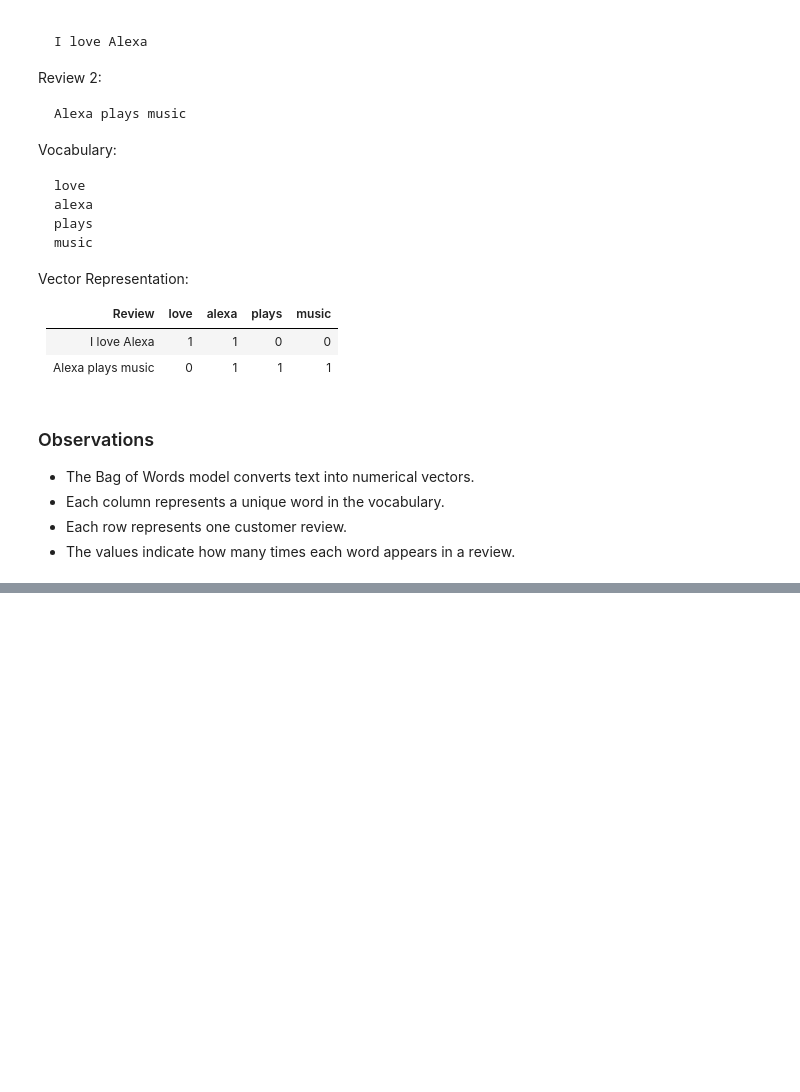
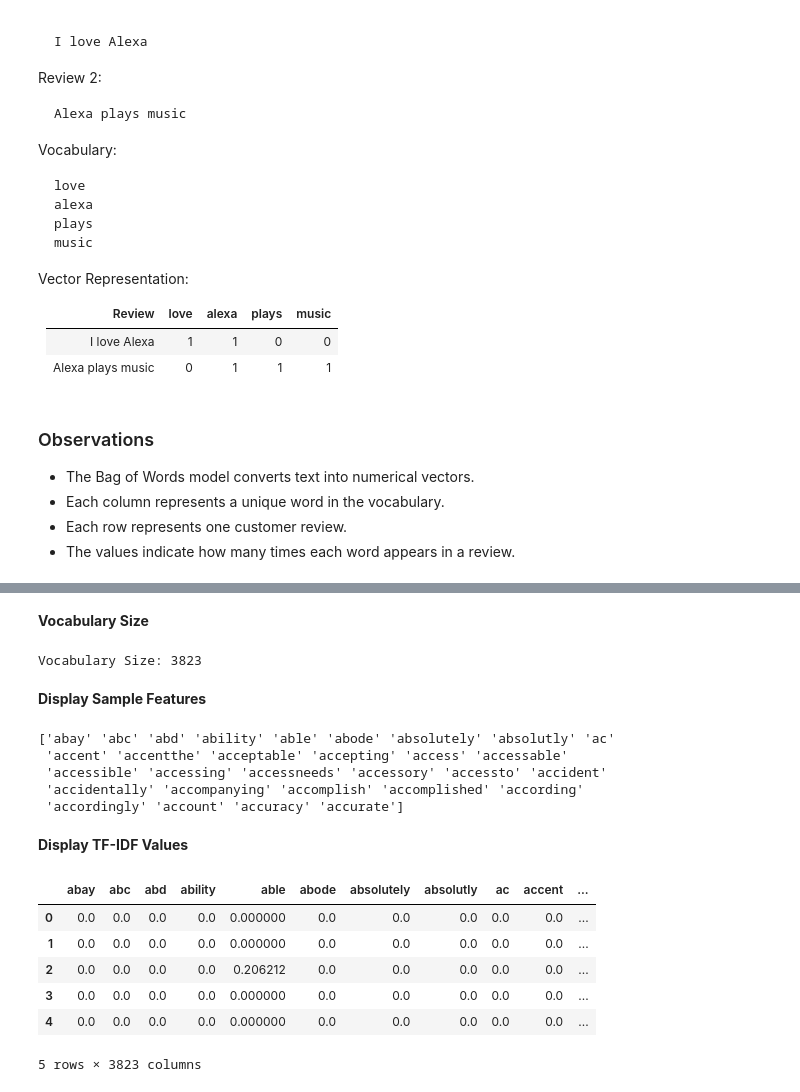
Before and after one commit to TahaBhatti786/Sentiment-Analysis-of-Product-Reviews, a Jupyter notebook: notebooks/sentiment_analysis.ipynb, the cells around one changed output, grey strips where cells are left out. Drawn from its saved outputs; the diff is of its cells as text; code cells hidden in the pictures; blank space fills up the shorter version.

```diff
--- a/notebooks/sentiment_analysis.ipynb
+++ b/notebooks/sentiment_analysis.ipynb
@@ -780,0 +789,2 @@ Vector Representation:
+# %%
+tfidf_vectorizer = TfidfVectorizer()
@@ -780,0 +793,2 @@ Vector Representation:
+# %%
+tfidf_features = tfidf_vectorizer.fit_transform(df["lemmatized_review"])
@@ -780,0 +803,35 @@ Vector Representation:
+# %% [markdown]
+**Vocabulary Size**
+# %%
+print("Vocabulary Size:", len(tfidf_vectorizer.vocabulary_))
+# %% [output]
+Vocabulary Size: 3823
+# %% [markdown]
+**Display Sample Features**
+# %%
+feature_names = tfidf_vectorizer.get_feature_names_out()
+
+print(feature_names[:30])
+# %% [output]
+['abay' 'abc' 'abd' 'ability' 'able' 'abode' 'absolutely' 'absolutly' 'ac'
+ 'accent' 'accentthe' 'acceptable' 'accepting' 'access' 'accessable'
+ 'accessible' 'accessing' 'accessneeds' 'accessory' 'accessto' 'accident'
+ 'accidentally' 'accompanying' 'accomplish' 'accomplished' 'according'
+ 'accordingly' 'account' 'accuracy' 'accurate']
+# %% [markdown]
+**Display TF-IDF Values**
+# %%
+tfidf_df = pd.DataFrame(
+    tfidf_features[:5].toarray(),
+    columns=feature_names
+)
+
+tfidf_df.head()
+# %% [output]
+|  | abay | abc | abd | ability | able | abode | absolutely | absolutly | ac | accent | ... |
+| 0 | 0.0 | 0.0 | 0.0 | 0.0 | 0.000000 | 0.0 | 0.0 | 0.0 | 0.0 | 0.0 | ... |
+| 1 | 0.0 | 0.0 | 0.0 | 0.0 | 0.000000 | 0.0 | 0.0 | 0.0 | 0.0 | 0.0 | ... |
+| 2 | 0.0 | 0.0 | 0.0 | 0.0 | 0.206212 | 0.0 | 0.0 | 0.0 | 0.0 | 0.0 | ... |
+| 3 | 0.0 | 0.0 | 0.0 | 0.0 | 0.000000 | 0.0 | 0.0 | 0.0 | 0.0 | 0.0 | ... |
+| 4 | 0.0 | 0.0 | 0.0 | 0.0 | 0.000000 | 0.0 | 0.0 | 0.0 | 0.0 | 0.0 | ... |
+5 rows × 3823 columns
```
Also changed, not shown: parts of 9 cells of this notebook.
